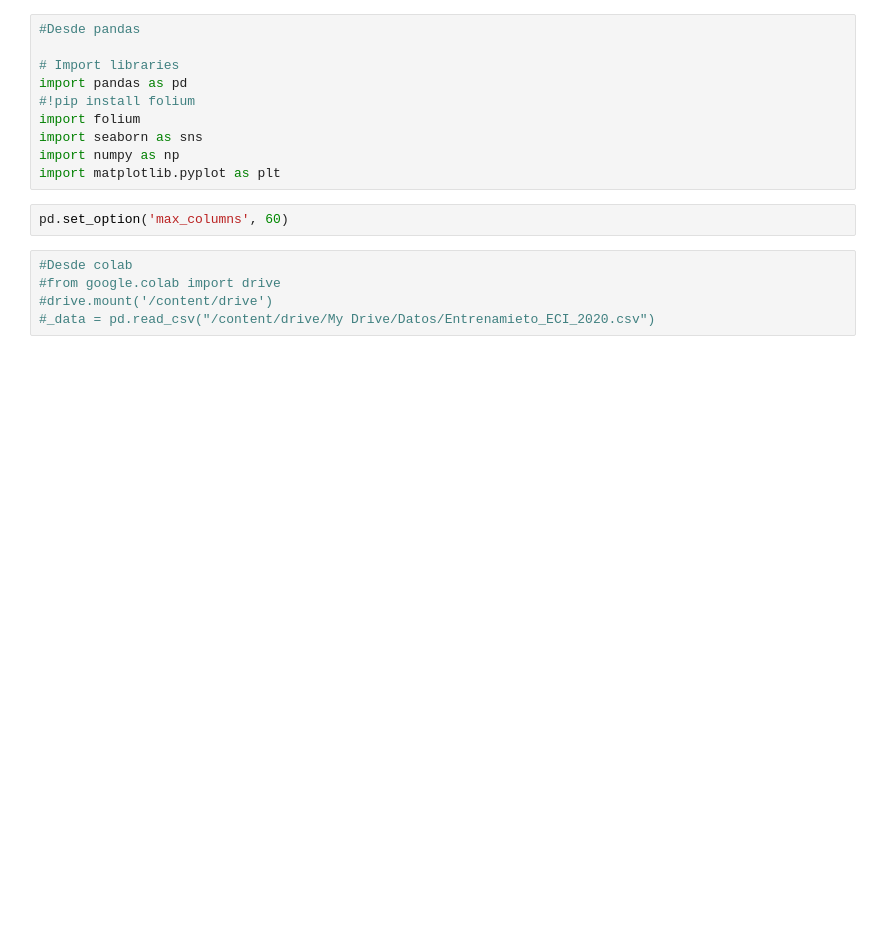
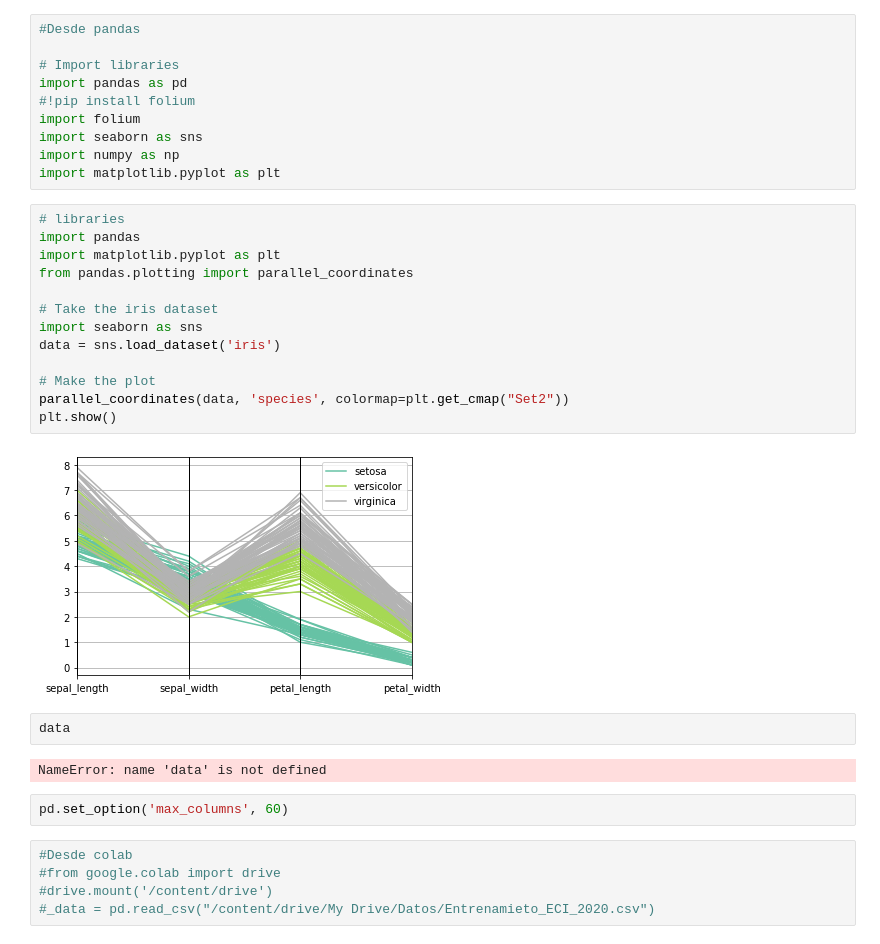
Before and after one commit to ariel55/summerdata_visuchallenge, a Jupyter notebook: Cristian/Notebook Cristian.ipynb, the cells around one changed output. Saved outputs shown, nothing was run; the diff lists cells and outputs as text; blank space fills up the shorter version.

```diff
--- a/Cristian/Notebook Cristian.ipynb
+++ b/Cristian/Notebook Cristian.ipynb
@@ -8,6 +8,25 @@ import folium
 import seaborn as sns
 import numpy as np
 import matplotlib.pyplot as plt
+# %%
+# libraries
+import pandas
+import matplotlib.pyplot as plt
+from pandas.plotting import parallel_coordinates
+
+# Take the iris dataset
+import seaborn as sns
+data = sns.load_dataset('iris')
+
+# Make the plot
+parallel_coordinates(data, 'species', colormap=plt.get_cmap("Set2"))
+plt.show()
+# %% [output]
+[figure, added]
+# %%
+data
+# %% [output]
+NameError: name 'data' is not defined
 # %%
 pd.set_option('max_columns', 60)
 # %%
```
Also changed, not shown: parts of 24 cells of this notebook, 2 other files.
